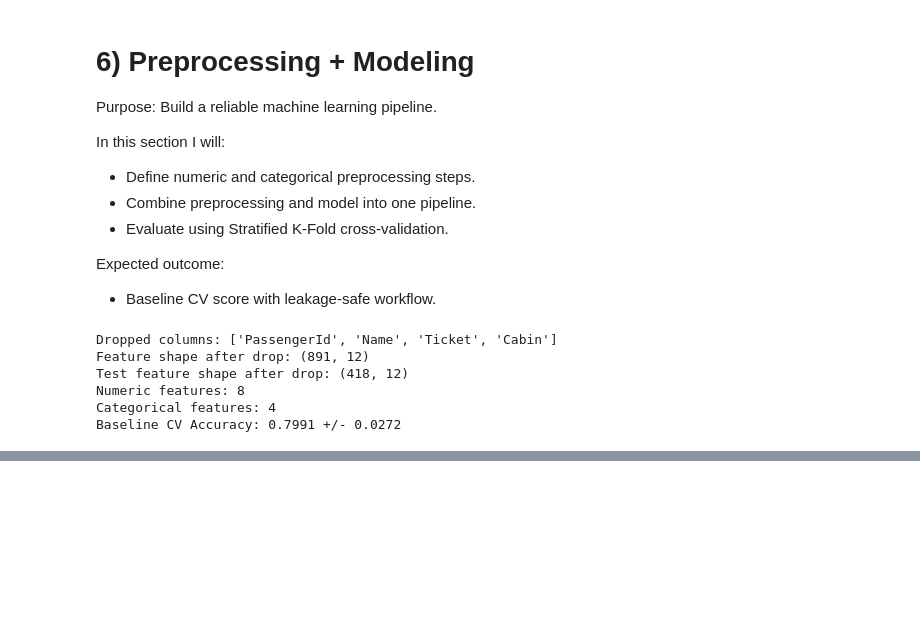
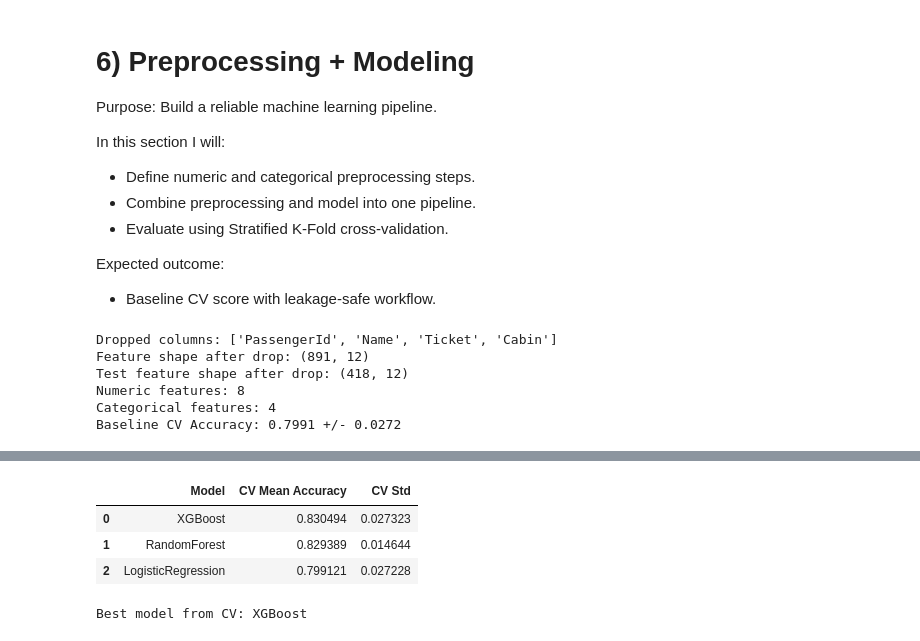
Before and after one commit to modalsaeed/kaggle_titanic, a Jupyter notebook: notebook/main.ipynb, the cells around one changed output, grey strips where cells are left out. Saved outputs shown, nothing was run; the diff lists cells and outputs as text; code cells hidden in the pictures; blank space fills up the shorter version.

Commit message:
Add model comparison section with evaluation of multiple algorithms

```diff
--- a/notebook/main.ipynb
+++ b/notebook/main.ipynb
@@ -524,0 +537,73 @@ Baseline CV Accuracy: 0.7991 +/- 0.0272
+# %%
+# Model Comparison
+from sklearn.ensemble import RandomForestClassifier
+from sklearn.linear_model import LogisticRegression
+from sklearn.model_selection import cross_validate
+from sklearn.pipeline import Pipeline
+from xgboost import XGBClassifier
+
+models = {
+    "LogisticRegression": LogisticRegression(max_iter=1000, random_state=SEED),
+    "RandomForest": RandomForestClassifier(
+        n_estimators=400,
+        max_depth=None,
+        min_samples_split=4,
+        min_samples_leaf=2,
+        random_state=SEED,
+        n_jobs=-1,
+    ),
+    "XGBoost": XGBClassifier(
+        n_estimators=500,
+        learning_rate=0.05,
+        max_depth=4,
+        subsample=0.9,
+        colsample_bytree=0.9,
+        eval_metric="logloss",
+        random_state=SEED,
+        n_jobs=-1,
+    )
+}
+
+comparison_rows = []
+
+for model_name, model in models.items():
+    pipe = Pipeline(
+        steps=[
+            ("preprocessor", preprocessor),
+            ("model", model),
+        ]
+    )
+
+    scores = cross_validate(
+        pipe,
+        X,
+        y,
+        cv=cv,
+        scoring="accuracy",
+        return_train_score=False,
+    )
+
+    comparison_rows.append(
+        {
+            "Model": model_name,
+            "CV Mean Accuracy": scores["test_score"].mean(),
+            "CV Std": scores["test_score"].std(),
+        }
+    )
+
+comparison_df = (
+    pd.DataFrame(comparison_rows)
+    .sort_values(by="CV Mean Accuracy", ascending=False)
+    .reset_index(drop=True)
+)
+
+display(comparison_df)
+
+best_model_name = comparison_df.loc[0, "Model"]
+print(f"Best model from CV: {best_model_name}")
+# %% [output]
+|  | Model | CV Mean Accuracy | CV Std |
+| 0 | XGBoost | 0.830494 | 0.027323 |
+| 1 | RandomForest | 0.829389 | 0.014644 |
+| 2 | LogisticRegression | 0.799121 | 0.027228 |
+Best model from CV: XGBoost
```
Also changed, not shown: parts of 1 cell of this notebook, 1 other file.
